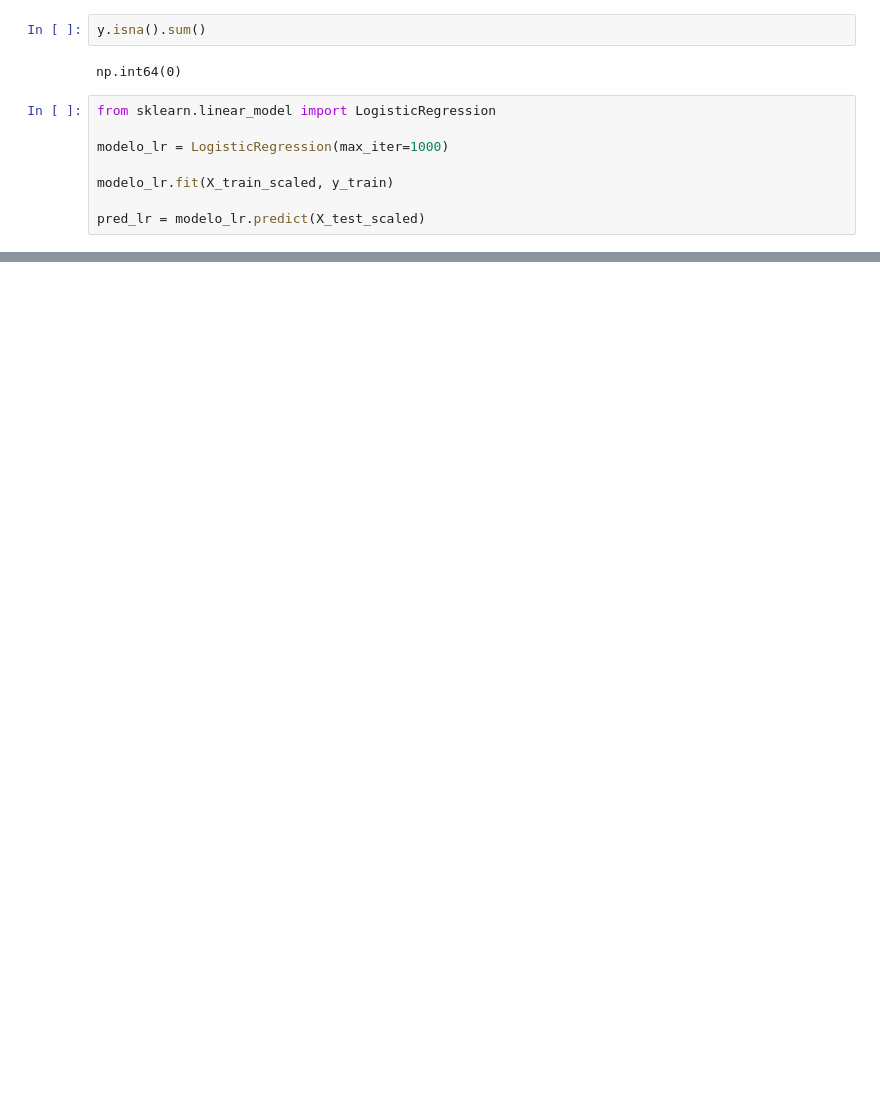
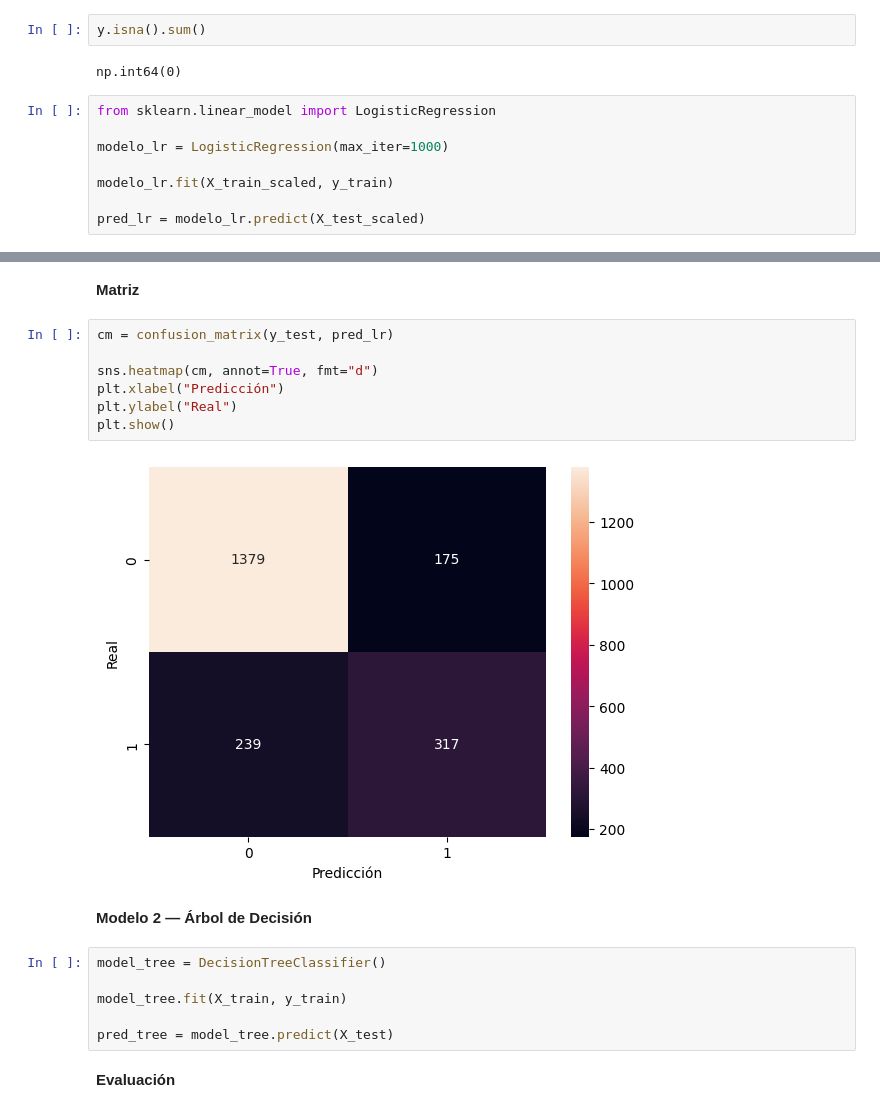
Before and after one commit to nicolle-tq/Telecom-X-parte-2-, a Jupyter notebook: Telecom-X-parte-2-.ipynb, the cells around one changed output, grey strips where cells are left out. Drawn from its saved outputs; the diff is of its cells as text; blank space fills up the shorter version.

```diff
--- a/Telecom-X-parte-2-.ipynb
+++ b/Telecom-X-parte-2-.ipynb
@@ -159,0 +175,21 @@ pred_lr = modelo_lr.predict(X_test_scaled)
+# %% [markdown]
+**Matriz**
+# %%
+cm = confusion_matrix(y_test, pred_lr)
+
+sns.heatmap(cm, annot=True, fmt="d")
+plt.xlabel("Predicción")
+plt.ylabel("Real")
+plt.show()
+# %% [output]
+[figure, added]
+# %% [markdown]
+**Modelo 2 — Árbol de Decisión**
+# %%
+model_tree = DecisionTreeClassifier()
+
+model_tree.fit(X_train, y_train)
+
+pred_tree = model_tree.predict(X_test)
+# %% [markdown]
+**Evaluación**
```
Also changed, not shown: parts of 10 cells of this notebook.
